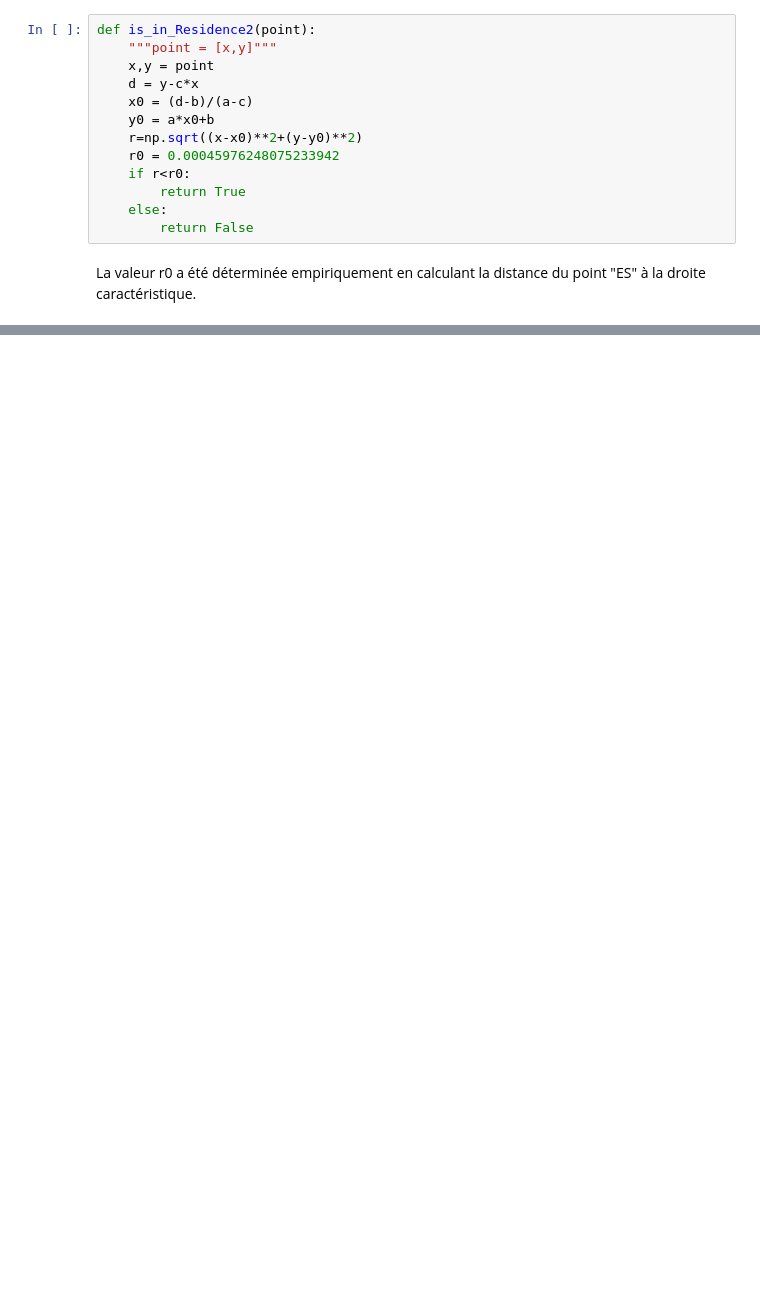
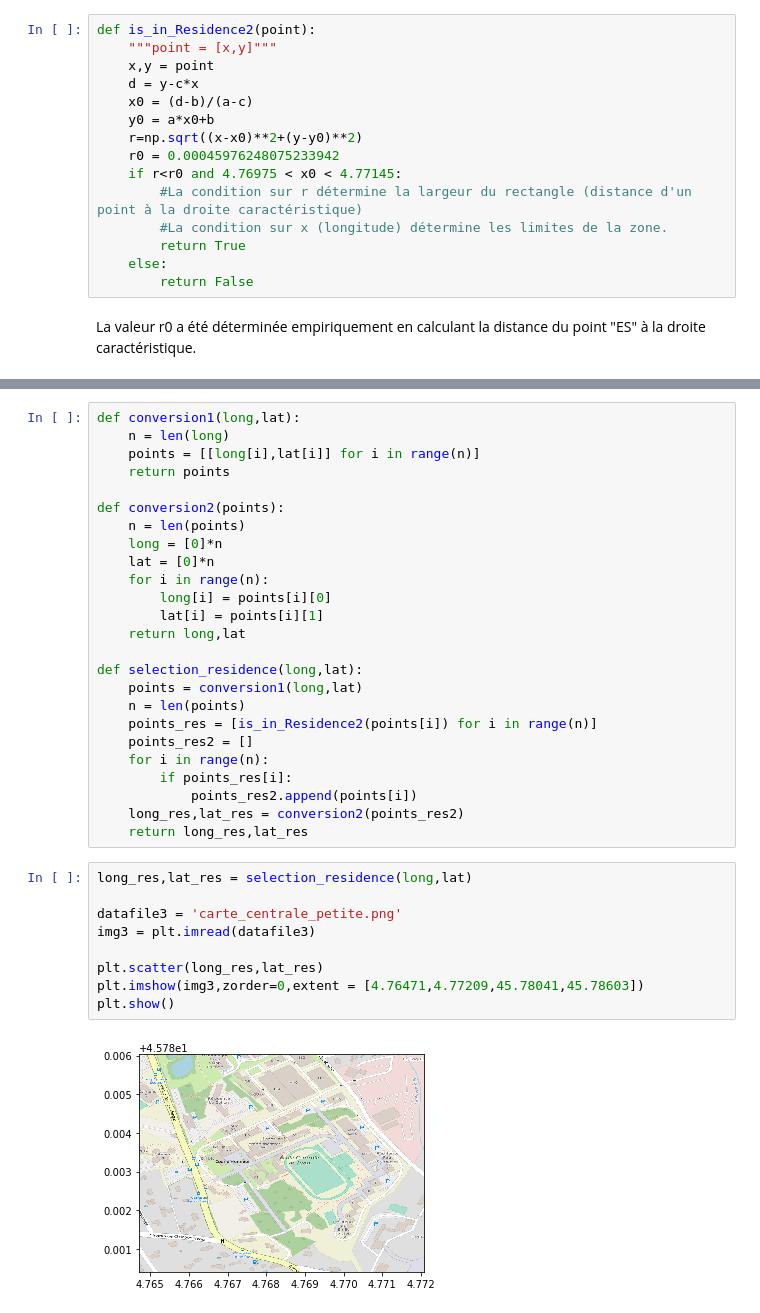
Before and after one commit to AmigoCap/CartoMob, a Jupyter notebook: Affichage/Résidence.ipynb, the cells around one changed output, grey strips where cells are left out. Drawn from its saved outputs; the diff is of its cells as text; blank space fills up the shorter version.

```diff
--- a/Affichage/Résidence.ipynb
+++ b/Affichage/Résidence.ipynb
@@ -142,7 +142,9 @@ def is_in_Residence2(point):
     y0 = a*x0+b
     r=np.sqrt((x-x0)**2+(y-y0)**2)
     r0 = 0.00045976248075233942
-    if r<r0:
+    if r<r0 and 4.76975 < x0 < 4.77145:
+        #La condition sur r détermine la largeur du rectangle (distance d'un point à la droite caractéristique)
+        #La condition sur x (longitude) détermine les limites de la zone.
         return True
     else:
         return False
@@ -156,0 +161,36 @@ X fait partie de la zone Résidences :  True
+# %%
+def conversion1(long,lat):
+    n = len(long)
+    points = [[long[i],lat[i]] for i in range(n)]
+    return points
+
+def conversion2(points):
+    n = len(points)
+    long = [0]*n
+    lat = [0]*n
+    for i in range(n):
+        long[i] = points[i][0]
+        lat[i] = points[i][1]
+    return long,lat
+
+def selection_residence(long,lat):
+    points = conversion1(long,lat)
+    n = len(points)
+    points_res = [is_in_Residence2(points[i]) for i in range(n)]
+    points_res2 = []
+    for i in range(n):
+        if points_res[i]:
+            points_res2.append(points[i])
+    long_res,lat_res = conversion2(points_res2)
+    return long_res,lat_res
+# %%
+long_res,lat_res = selection_residence(long,lat)
+
+datafile3 = 'carte_centrale_petite.png'
+img3 = plt.imread(datafile3)
+
+plt.scatter(long_res,lat_res)
+plt.imshow(img3,zorder=0,extent = [4.76471,4.77209,45.78041,45.78603])
+plt.show()
+# %% [output]
+[figure, added]
```
Also changed, not shown: parts of 3 cells of this notebook.
